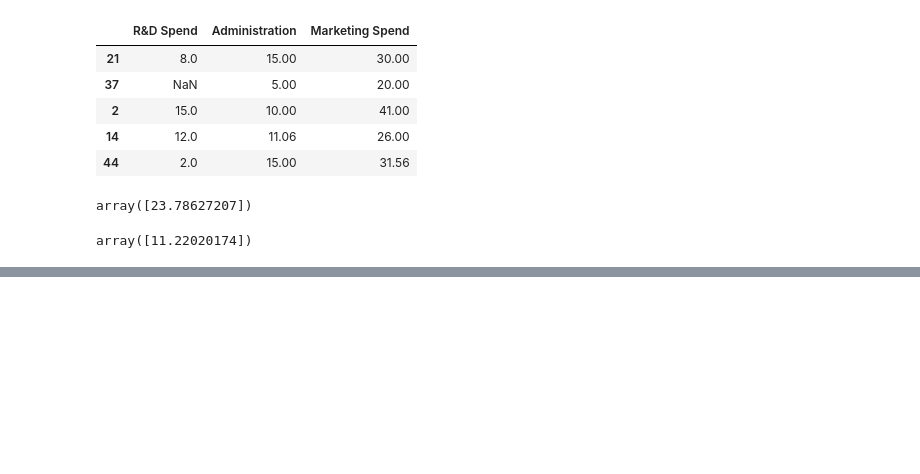
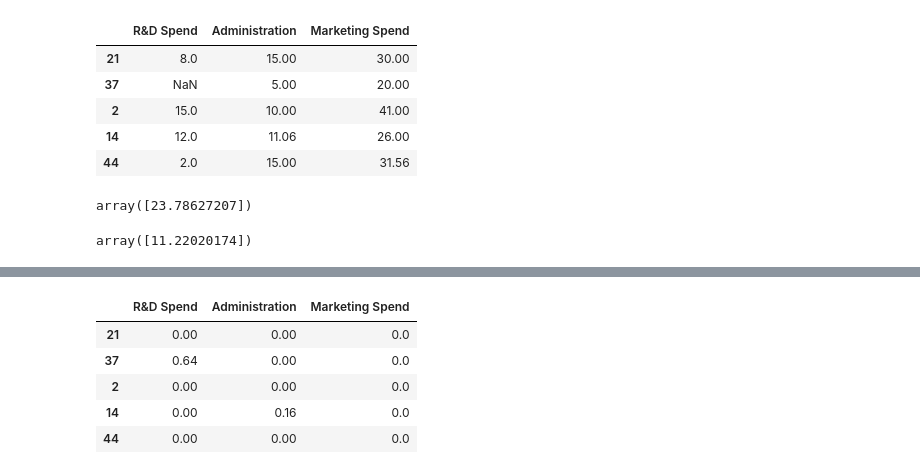
Before and after one commit to tmsachins/ML_data_imput_Mice, a Jupyter notebook: main_mice.ipynb, the cells around one changed output, grey strips where cells are left out. Saved outputs shown, nothing was run; the diff lists cells and outputs as text; code cells hidden in the pictures; blank space fills up the shorter version.

```diff
--- a/main_mice.ipynb
+++ b/main_mice.ipynb
@@ -267,0 +290,9 @@ df2.iloc[3,1] = 11.22
+# %%
+df2 - df1
+# %% [output]
+|  | R&D Spend | Administration | Marketing Spend |
+| 21 | 0.00 | 0.00 | 0.0 |
+| 37 | 0.64 | 0.00 | 0.0 |
+| 2 | 0.00 | 0.00 | 0.0 |
+| 14 | 0.00 | 0.16 | 0.0 |
+| 44 | 0.00 | 0.00 | 0.0 |
```
Also changed, not shown: parts of 3 cells of this notebook.
